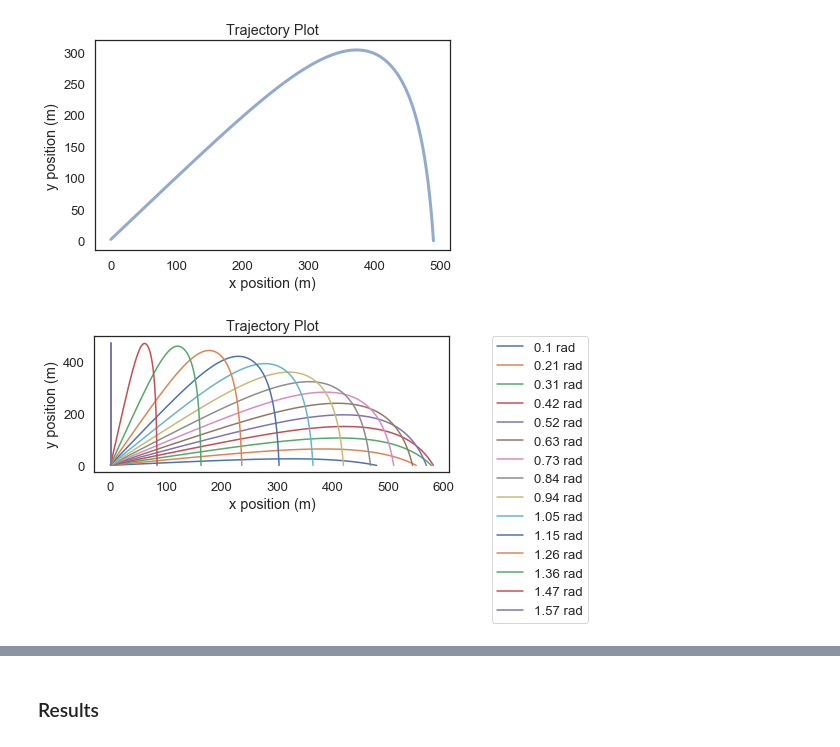
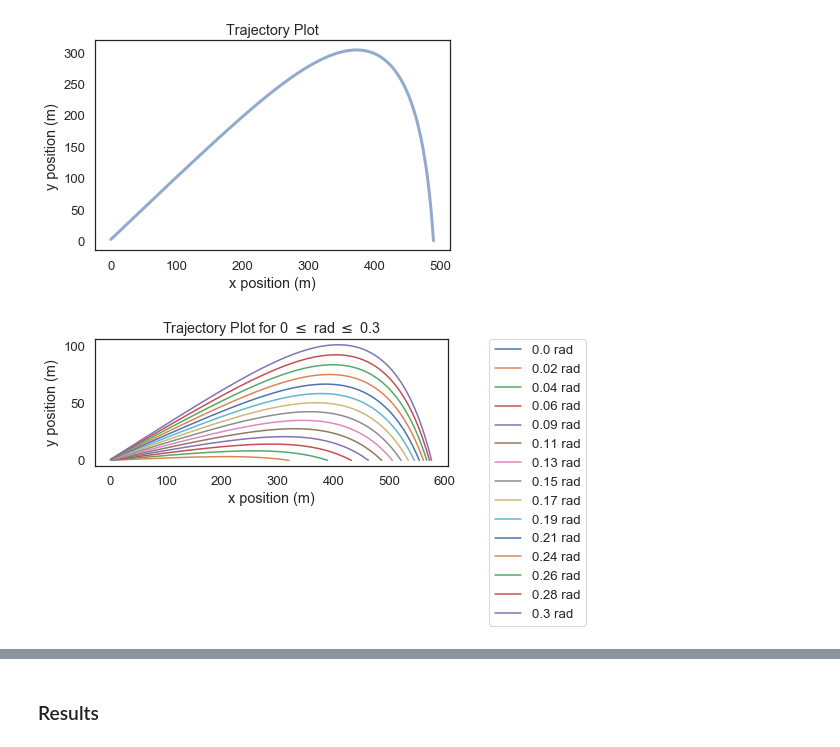
Before and after one commit to duncanmazza/ModSimPy, a Jupyter notebook: code/railgun_model.ipynb, the cells around one changed output, grey strips where cells are left out. Saved outputs shown, nothing was run; the diff lists cells and outputs as text; code cells hidden in the pictures.

```diff
--- a/code/railgun_model.ipynb
+++ b/code/railgun_model.ipynb
@@ -419,18 +419,18 @@ def simulation(angle_elevation):
 # %%
 # Sweep angle_elevation
 fig = plt.figure()
 ax = plt.subplot(111);
 
 for i in range(0, num_sweeps):
-    angle_linspace = linspace(0.1, pi/2, num_sweeps)
+    angle_linspace = linspace(0, 0.3, num_sweeps)
     params.angle_elevation = angle_linspace[i]
     xy, vx, vy = simulation(params.angle_elevation)
     # Plot
     ax.plot(xy.x, xy.y, label = '{} rad'.format(round(angle_linspace[i], 2)))
-    decorate(title='Trajectory Plot',
+    decorate(title='Trajectory Plot for 0 $\leq$ rad $\leq$ 0.3',
              xlabel='x position (m)',
              ylabel='y position (m)',
              )
     ax.legend(bbox_to_anchor=(1.1, 1.05))
 # %% [output]
-[figure, old version]
+[figure, new version]
```
Also changed, not shown: parts of 6 cells of this notebook.
